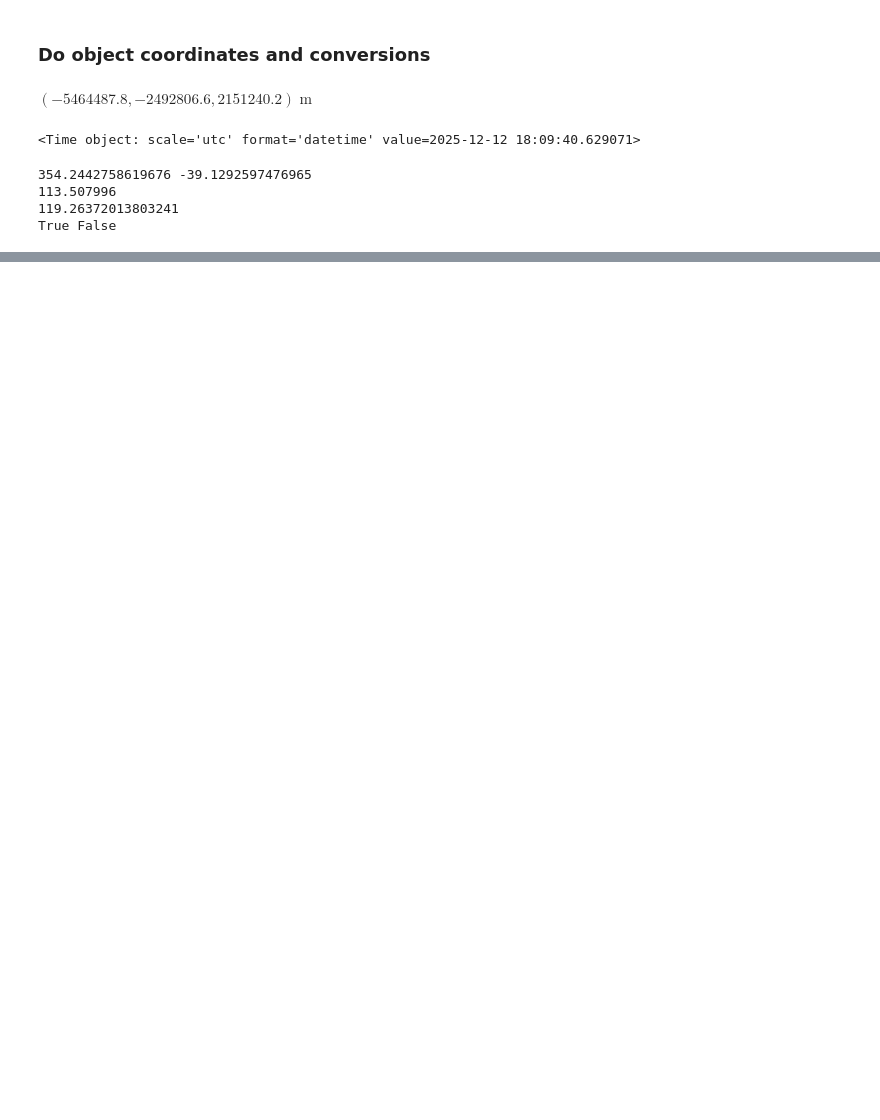
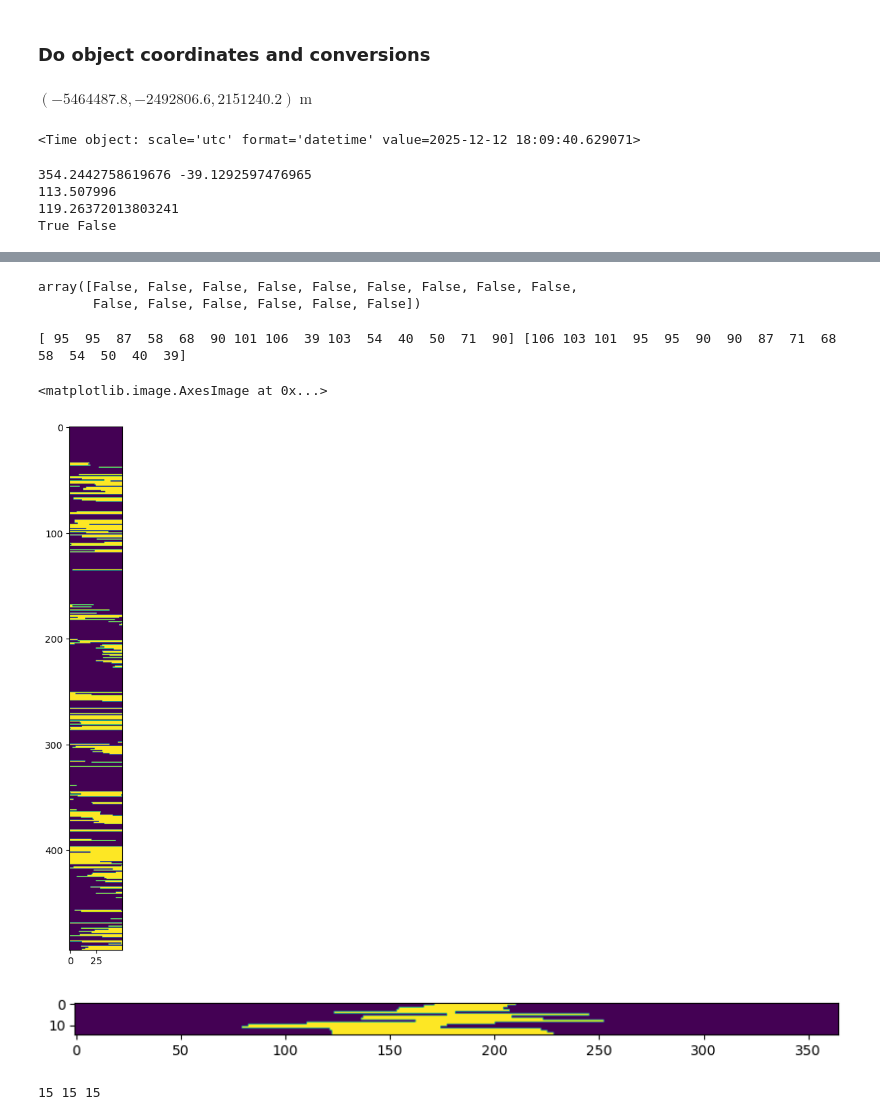
Before and after one commit to isa-kain/twilight, a Jupyter notebook: Pointing constraints tool.ipynb, the cells around one changed output, grey strips where cells are left out. Cells and saved outputs as stored; diff of their text form; code cells hidden in the pictures; blank space fills up the shorter version.

```diff
--- a/Pointing constraints tool.ipynb
+++ b/Pointing constraints tool.ipynb
@@ -466,17 +503,17 @@ for i in tqdm(range(len(start_datetimes))):
 # %% [output]
 KeyboardInterrupt:
 # %%
-print(start, end)
+# print(start, end)
 
-# Set epoch to query
-epoch =  {'start':start.strftime('%Y-%m-%d %H:%M:%S'), 'stop':end.strftime('%Y-%m-%d %H:%M:%S'), 'step':'1m'}
+# # Set epoch to query
+# epoch =  {'start':start.strftime('%Y-%m-%d %H:%M:%S'), 'stop':end.strftime('%Y-%m-%d %H:%M:%S'), 'step':'1m'}
 
-# Send query
-obj = Horizons(id='sun', location='T17', epochs=epoch) # t17 = Keck II
-result = obj.ephemerides(skip_daylight=True)
+# # Send query
+# obj = Horizons(id='sun', location='T17', epochs=epoch) # t17 = Keck II
+# result = obj.ephemerides(skip_daylight=True)
 
 
-display( result[0] )
-display( result[-1] )
+# display( result[0] )
+# display( result[-1] )
 
-display(result['datetime_str'][-1])
+# display(result['datetime_str'][-1])
@@ -612,0 +798,30 @@ plt.show()
+# %%
+vis_matrix
+
+
+# Process visibility_matrix, unique_TOIs / random_tois
+
+
+plt.figure(figsize=(10,10))
+plt.imshow(vis_matrix[:,:])
+
+num_days_visible = np.sum(vis_matrix[:15,:], axis=1)
+no_days_visible = num_days_visible==0
+display(no_days_visible)
+
+
+
+sort_index = np.argsort(num_days_visible)
+print( num_days_visible, np.flip(num_days_visible[sort_index]) )
+
+vis_matrix_sorted = vis_matrix[sort_index,:]
+
+plt.figure(figsize=(10,10))
+plt.imshow(vis_matrix_sorted[:,:])
+# %% [output]
+array([False, False, False, False, False, False, False, False, False,
+       False, False, False, False, False, False])
+[ 95  95  87  58  68  90 101 106  39 103  54  40  50  71  90] [106 103 101  95  95  90  90  87  71  68  58  54  50  40  39]
+<matplotlib.image.AxesImage at 0x...>
+[figure, added]
+[figure, added]
@@ -612,0 +935,8 @@ plt.show()
+# %%
+toi_num_list = unique_TOIs[:15]
+year_list = [year]*15
+keck_site_list = [keck]*15
+
+print(len(toi_num_list), len(year_list), len(keck_site_list), )
+# %% [output]
+15 15 15
```
Also changed, not shown: parts of 26 cells of this notebook, 5 other files.
